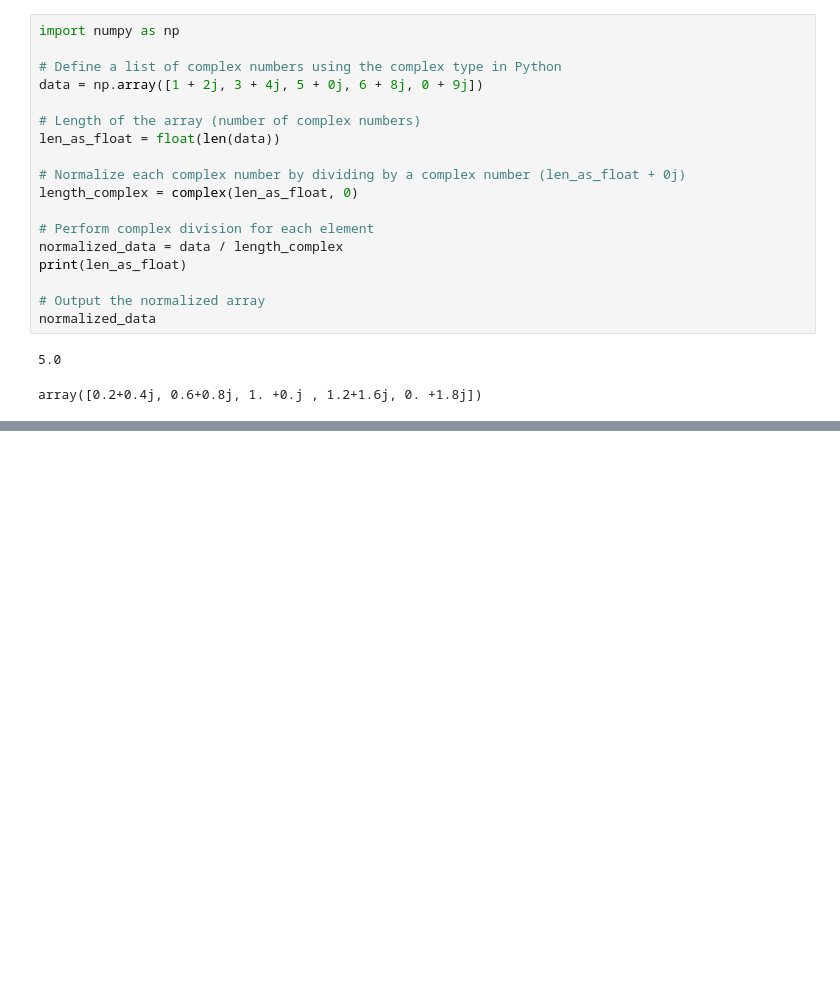
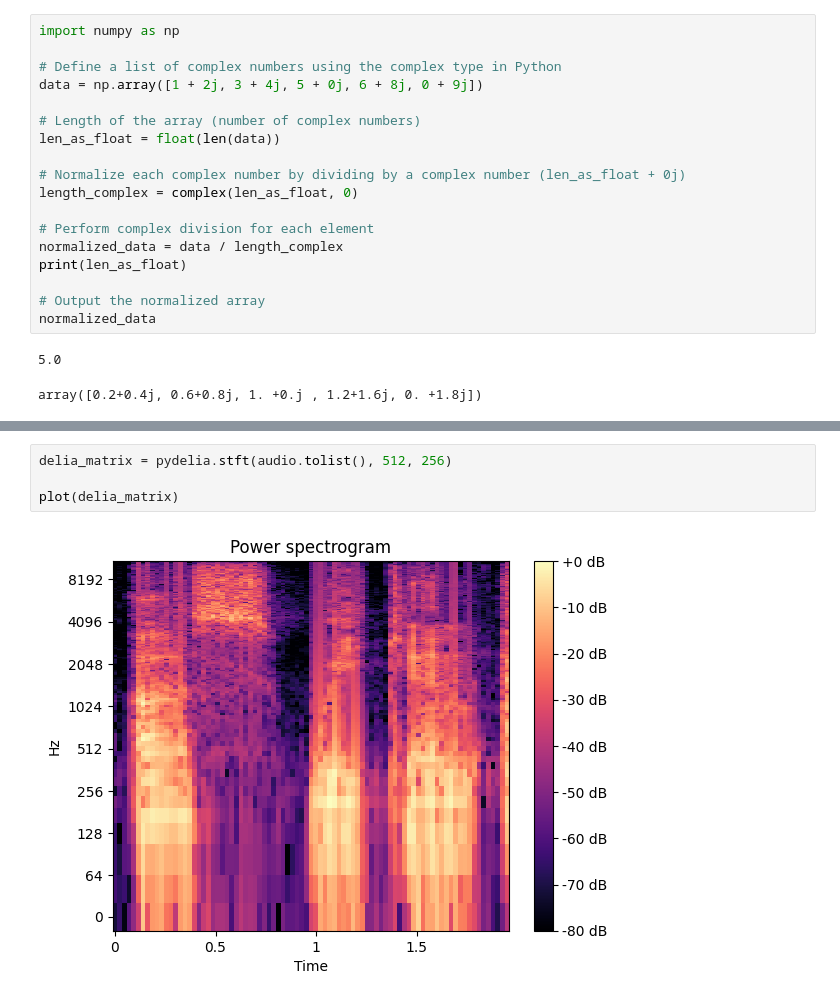
Before and after one commit to Pbotsaris/Delia-audio, a Jupyter notebook: notebooks/stft_testcase.ipynb, the cells around one changed output, grey strips where cells are left out. Drawn from its saved outputs; the diff is of its cells as text; blank space fills up the shorter version.

```diff
--- a/notebooks/stft_testcase.ipynb
+++ b/notebooks/stft_testcase.ipynb
@@ -121,0 +119,6 @@ for sample in sine_arr:
+# %%
+delia_matrix = pydelia.stft(audio.tolist(), 512, 256)
+
+plot(delia_matrix)
+# %% [output]
+[figure, added]
```
Also changed, not shown: parts of 11 cells of this notebook, 4 other files.
